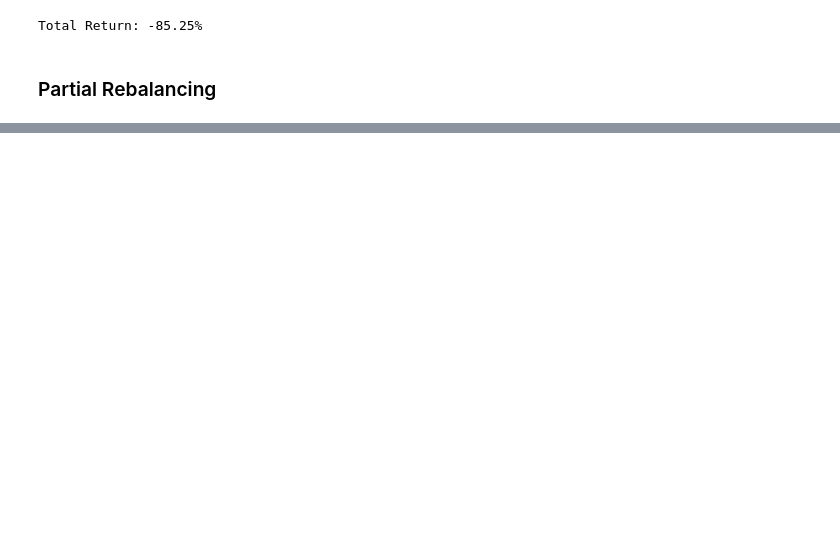
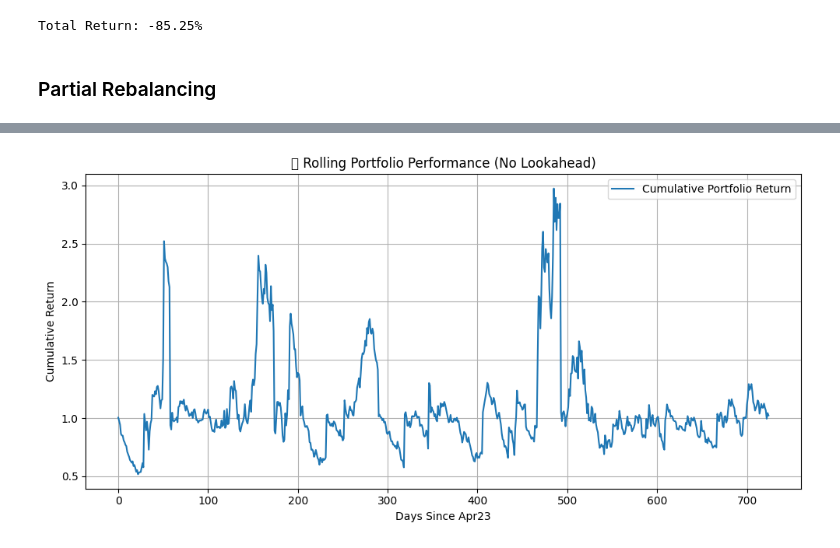
Before and after one commit to harshit4311/daily-rebalanced-index-pipeline, a Jupyter notebook: testing/rebalance.ipynb, the cells around one changed output, grey strips where cells are left out. Drawn from its saved outputs; the diff is of its cells as text; code cells hidden in the pictures; blank space fills up the shorter version.

```diff
--- a/testing/rebalance.ipynb
+++ b/testing/rebalance.ipynb
@@ -578,0 +450,81 @@ IndexError: single positional indexer is out-of-bounds
+# %%
+import pandas as pd
+import numpy as np
+import matplotlib.pyplot as plt
+import os
+import glob
+
+# === CONFIGURATION ===
+BASE_PATH = "/Users/harshit/Downloads/Research-Commons-Quant/automated-memetoken-index-pipeline/dataframes"
+NO_LOOKAHEAD_START, NO_LOOKAHEAD_END = 30, 60
+MONTHS = ["apr23", "may23", "jun23", "jul23", "aug23", "sep23", "oct23", "nov23", "dec23",
+          "jan24", "feb24", "mar24", "apr24", "may24", "jun24", "jul24", "aug24", "sep24", "oct24", "nov24", "dec24", "jan25", "feb25", "mar25", "apr25"]
+
+monthly_returns = {}
+all_cum_returns = []
+
+for month in MONTHS:
+    print(f"\n📅 Processing month: {month}")
+    files = glob.glob(f"{BASE_PATH}/{month}/*.csv")
+    price_data = {}
+
+    for file in files:
+        token = os.path.basename(file).replace(".csv", "")
+        try:
+            df = pd.read_csv(file)
+            df.columns = df.columns.str.lower()
+            if 'close' not in df.columns:
+                continue
+            df = df.sort_values(by='timestamp').reset_index(drop=True)
+            df['day'] = df.index
+            price_data[token] = df.set_index('day')['close']
+        except Exception as e:
+            print(f"❌ Error loading {token}: {e}")
+
+    # Ensure we have exactly 5 tokens
+    if len(price_data) != 5:
+        print(f"⚠️ Skipping {month}: found {len(price_data)} tokens instead of 5.")
+        continue
+
+    # Slice day 30 to 60 for each token (keep whatever is available)
+    prices = pd.DataFrame({
+        t: s.loc[NO_LOOKAHEAD_START:NO_LOOKAHEAD_END]
+        for t, s in price_data.items()
+    }).dropna(axis=1, how='all')  # drop tokens with all NaNs in that window
+
+    if prices.shape[1] == 0:
+        print("⚠️ No token has usable data in day 30–60 window.")
+        continue
+
+    # Calculate returns
+    returns = prices.pct_change().dropna()
+    weights = np.ones(prices.shape[1]) / prices.shape[1]
+    daily_returns = returns.dot(weights)
+    cum_returns = (1 + daily_returns).cumprod()
+
+    # Save
+    monthly_returns[month] = cum_returns.iloc[-1] - 1
+    all_cum_returns.append(cum_returns)
+
+    print(f"✅ {month}: Return = {monthly_returns[month]*100:.2f}%, Tokens Used = {prices.shape[1]}")
+
+# === PLOT CUMULATIVE RETURNS ===
+if all_cum_returns:
+    joined = pd.concat(all_cum_returns, ignore_index=True)
+    plt.figure(figsize=(10, 5))
+    plt.plot(joined, label="Cumulative Portfolio Return")
+    plt.title("📈 Rolling Portfolio Performance (No Lookahead)")
+    plt.xlabel("Days Since Apr23")
+    plt.ylabel("Cumulative Return")
+    plt.grid(True)
+    plt.tight_layout()
+    plt.legend()
+    plt.show()
+
+# === SUMMARY ===
+summary_df = pd.DataFrame.from_dict(monthly_returns, orient='index', columns=["Return"])
+summary_df.index.name = "Month"
+summary_df["Return (%)"] = summary_df["Return"] * 100
+print("\n📊 Monthly No-Lookahead Performance Summary:")
+print(summary_df[["Return (%)"]].round(2))
+# %% [output]
@@ -578,0 +548 @@ IndexError: single positional indexer is out-of-bounds
+[figure, added]
```
Also changed, not shown: parts of 6 cells of this notebook.
